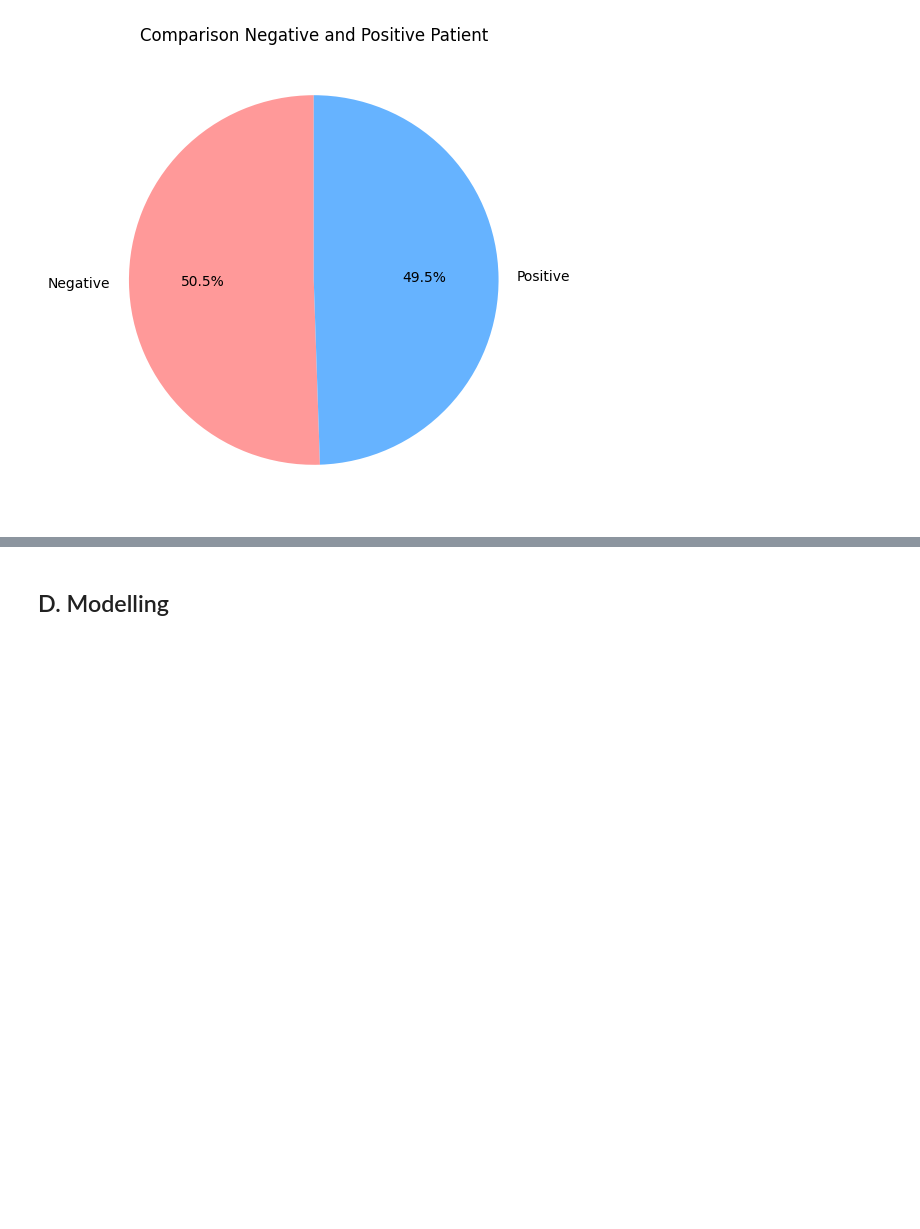
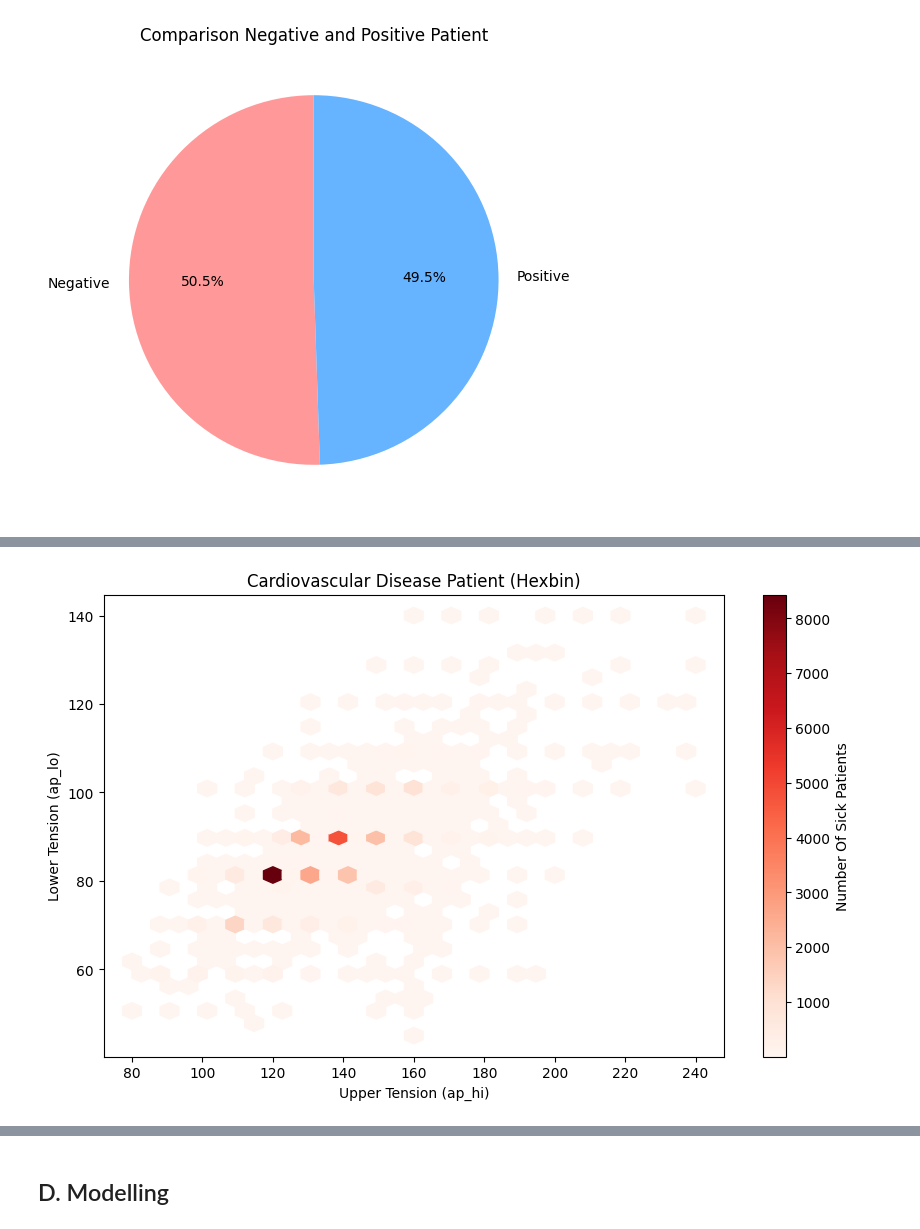
Before and after one commit to HablSank/1Day-1Dataset_MachineLearningProject, a Jupyter notebook: Day-3/Naive Bayes Gaussian (Cardiovascular Disease)/cardiovascular.ipynb, the cells around one changed output, grey strips where cells are left out. Cells and saved outputs as stored; diff of their text form; code cells hidden in the pictures; blank space fills up the shorter version.

```diff
--- a/Day-3/Naive Bayes Gaussian (Cardiovascular Disease)/cardiovascular.ipynb
+++ b/Day-3/Naive Bayes Gaussian (Cardiovascular Disease)/cardiovascular.ipynb
@@ -278,0 +321,14 @@ plt.show()
+# %%
+plt.figure(figsize=(10, 6))
+
+plt.hexbin(x=df[df['cardio']==1]['ap_hi'],
+           y=df[df['cardio']==1]['ap_lo'],
+           gridsize=30, cmap='Reds', mincnt=1)
+
+plt.colorbar(label='Number Of Sick Patients')
+plt.title("Cardiovascular Disease Patient (Hexbin)")
+plt.xlabel("Upper Tension (ap_hi)")
+plt.ylabel("Lower Tension (ap_lo)")
+plt.show()
+# %% [output]
+[figure, added]
```
Also changed, not shown: parts of 28 cells of this notebook.
